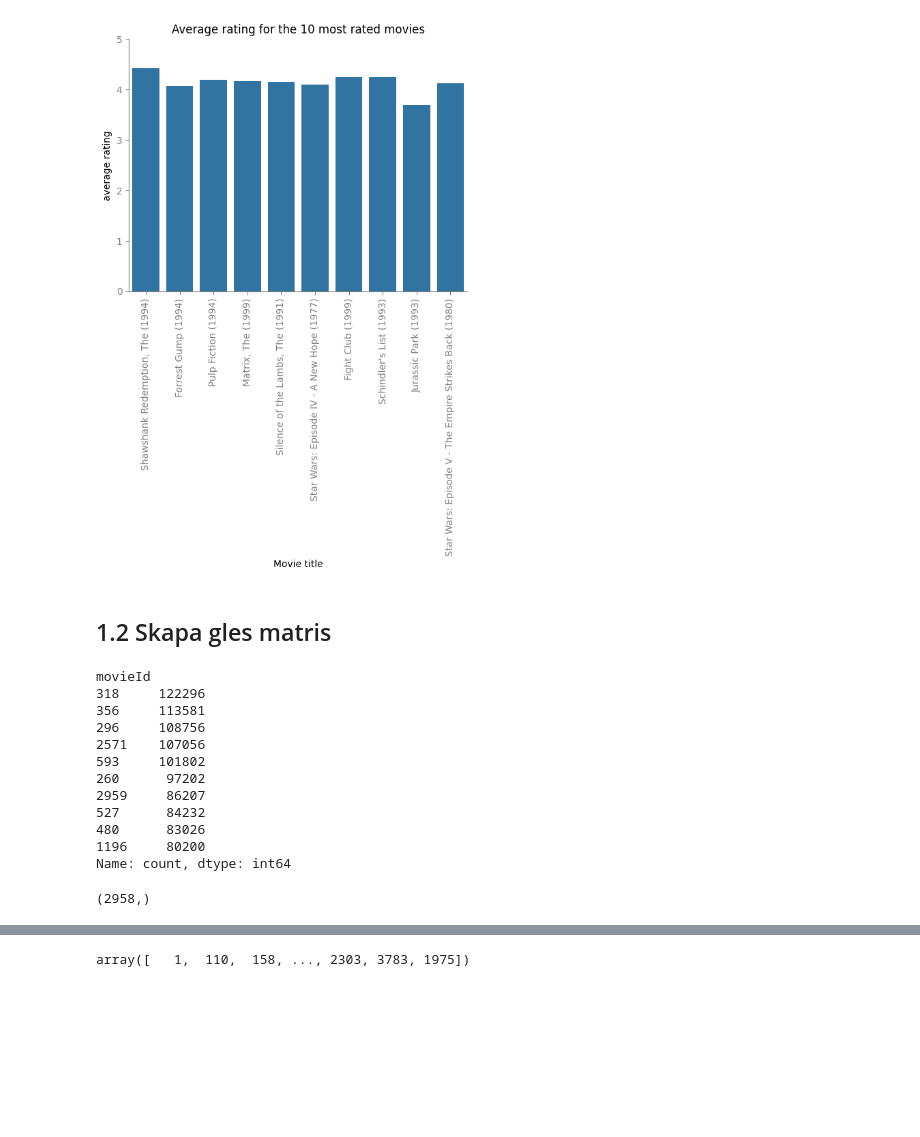
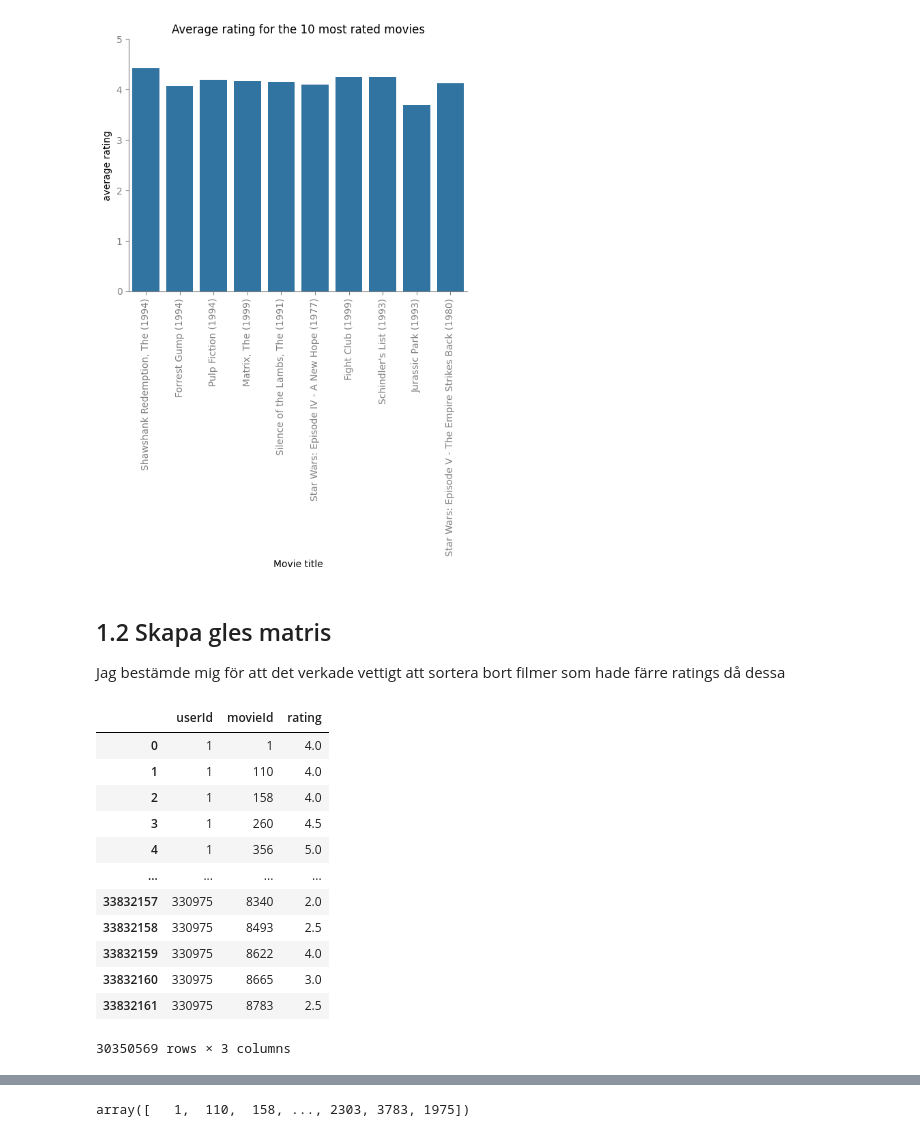
Before and after one commit to LordOfTurtles/AI-Erik-Johansson-OPA23, a Jupyter notebook: labs/labb1.ipynb, the cells around one changed output, grey strips where cells are left out. Drawn from its saved outputs; the diff is of its cells as text; code cells hidden in the pictures; blank space fills up the shorter version.

```diff
--- a/labs/labb1.ipynb
+++ b/labs/labb1.ipynb
@@ -263,26 +262,27 @@ ax.set_xticklabels(title, rotation=90)
  Text(8, 0, 'Jurassic Park (1993)'),
  Text(9, 0, 'Star Wars: Episode V - The Empire Strikes Back (1980)')]
 [figure]
-# %% [markdown]
-## 1.2 Skapa gles matris
-# %%
-df_ratings["movieId"].value_counts()[:10]
-# %% [output]
-movieId
-318     122296
-356     113581
-296     108756
-2571    107056
-593     101802
-260      97202
-2959     86207
-527      84232
-480      83026
-1196     80200
-Name: count, dtype: int64
+# %% [markdown]
+## 1.2 Skapa gles matris
+
+Jag bestämde mig för att det verkade vettigt att sortera bort filmer som hade färre ratings då dessa
 # %%
-# suggested sorting by treshold of value counts https://stackoverflow.com/questions/67006008/pandas-how-to-get-the-value-counts-above-a-threshold
-df_ratings_adjusted = df_ratings[df_ratings.groupby("movieId")["movieId"].transform('size')>2000]
+# suggested sorting by treshold of value counts from https://stackoverflow.com/questions/67006008/pandas-how-to-get-the-value-counts-above-a-threshold
+# a treshold of at least 2000 ratings seemed to still include a solid amount of movies
+df_ratings_adjusted = df_ratings[df_ratings.groupby("movieId")["movieId"].transform('size')>1000]
 df_ratings_adjusted["movieId"].unique().shape
+df_ratings_adjusted
 # %% [output]
+|  | userId | movieId | rating |
+| 0 | 1 | 1 | 4.0 |
+| 1 | 1 | 110 | 4.0 |
+| 2 | 1 | 158 | 4.0 |
+| 3 | 1 | 260 | 4.5 |
+| 4 | 1 | 356 | 5.0 |
+| ... | ... | ... | ... |
+| 33832157 | 330975 | 8340 | 2.0 |
+| 33832158 | 330975 | 8493 | 2.5 |
+| 33832159 | 330975 | 8622 | 4.0 |
+| 33832160 | 330975 | 8665 | 3.0 |
+| 33832161 | 330975 | 8783 | 2.5 |
-(2958,)
+30350569 rows × 3 columns
```
Also changed, not shown: parts of 14 cells of this notebook.
